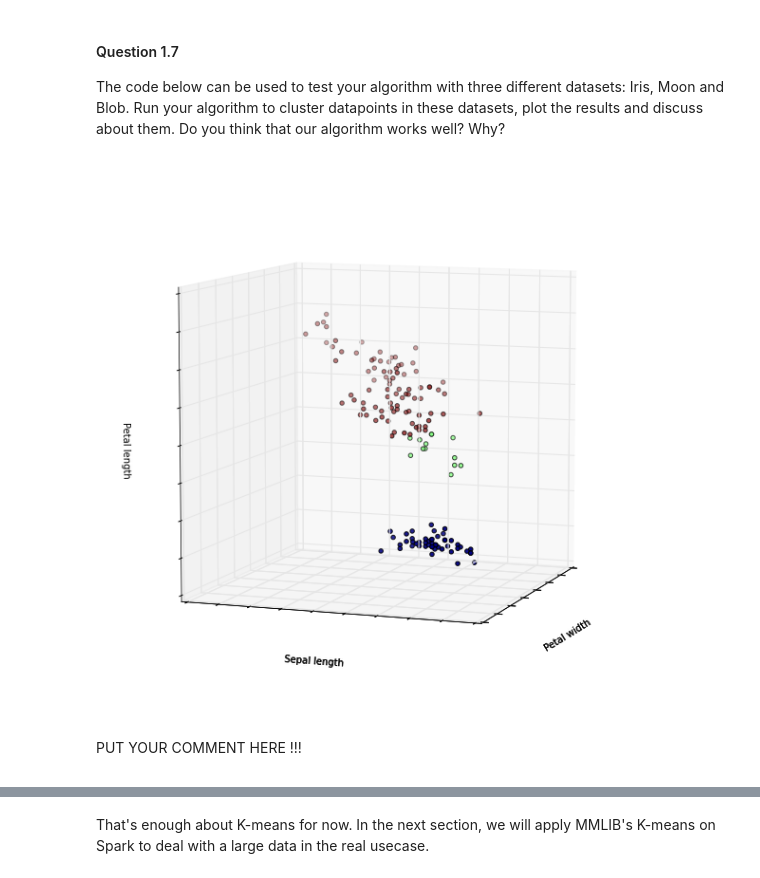
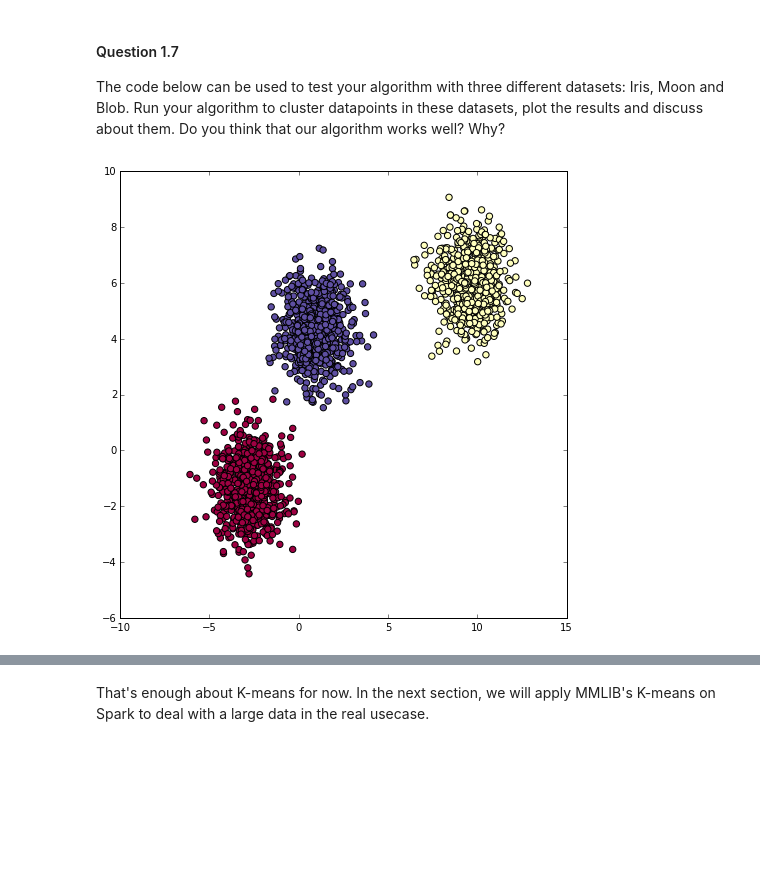
Before and after one commit to and29/Algorithmic-Machine-Learning, a Jupyter notebook: Notebooks/Solutions/[Lecture 10+11] Anomaly Detection in Network Traffic with K-means clustering/[Lecture 10+11] Anomaly Detection in Network Traffic with K-means clustering.ipynb, the cells around one changed output, grey strips where cells are left out. Saved outputs shown, nothing was run; the diff lists cells and outputs as text; code cells hidden in the pictures; blank space fills up the shorter version.

```diff
--- a/Notebooks/Solutions/[Lecture 10+11] Anomaly Detection in Network Traffic with K-means clustering/[Lecture 10+11] Anomaly Detection in Network Traffic with K-means clustering.ipynb
+++ b/Notebooks/Solutions/[Lecture 10+11] Anomaly Detection in Network Traffic with K-means clustering/[Lecture 10+11] Anomaly Detection in Network Traffic with K-means clustering.ipynb
@@ -215,46 +215,37 @@ centers = kmeans(X_iris, k=3)
 labels = [find_closest_centroid(p, centers) for p in X_iris]
 
 #plot the clusters in color
 fig = plt.figure(1, figsize=(8, 8))
 plt.clf()
 ax = Axes3D(fig, rect=[0, 0, 1, 1], elev=8, azim=200)
 plt.cla()
 ax.scatter(X_iris[:, 3], X_iris[:, 0], X_iris[:, 2], c=labels)
 
 # moon
 # np.random.seed(0)
 # X, y = datasets.make_moons(2000, noise=0.2)
 
 # blob
-# np.random.seed(0)
-# X, y = datasets.make_blobs(n_samples=2000, centers=3, n_features=20, random_state=0)
+X, y = datasets.make_blobs(n_samples=2000, centers=3, n_features=20, random_state=0)
 
-# centers = kmeans(X, k=3)
-# labels = [find_closest_centroid(p, centers) for p in X]
-
-# fig = plt.figure(1, figsize=(8, 8))
-# plt.clf()
-# plt.scatter(X[:,0], X[:,1], s=40, c=labels, cmap=plt.cm.Spectral)
+centers = kmeans(X, k=3)
+labels = [find_closest_centroid(p, centers) for p in X]
+fig = plt.figure(1, figsize=(8, 8))
+plt.clf()
+plt.scatter(X[:,0], X[:,1], s=40, c=labels, cmap=plt.cm.Spectral)
 
 ax.w_xaxis.set_ticklabels([])
 ax.w_yaxis.set_ticklabels([])
 ax.w_zaxis.set_ticklabels([])
 ax.set_xlabel('Petal width')
 ax.set_ylabel('Sepal length')
 ax.set_zlabel('Petal length')
 
 plt.show()
 
 # Here we use sci-kit learn implementation of K-means
 # centers =cluster.KMeans(n_clusters=3)
 # centers.fit(X_iris)
 # labels = centers2.labels_
 # %% [output]
-[figure, old version]
+[figure, new version]
-# %% [markdown]
-<div class="comment">
-
-
-PUT YOUR COMMENT HERE !!!
-
-</div>
```
Also changed, not shown: parts of 24 cells of this notebook.
